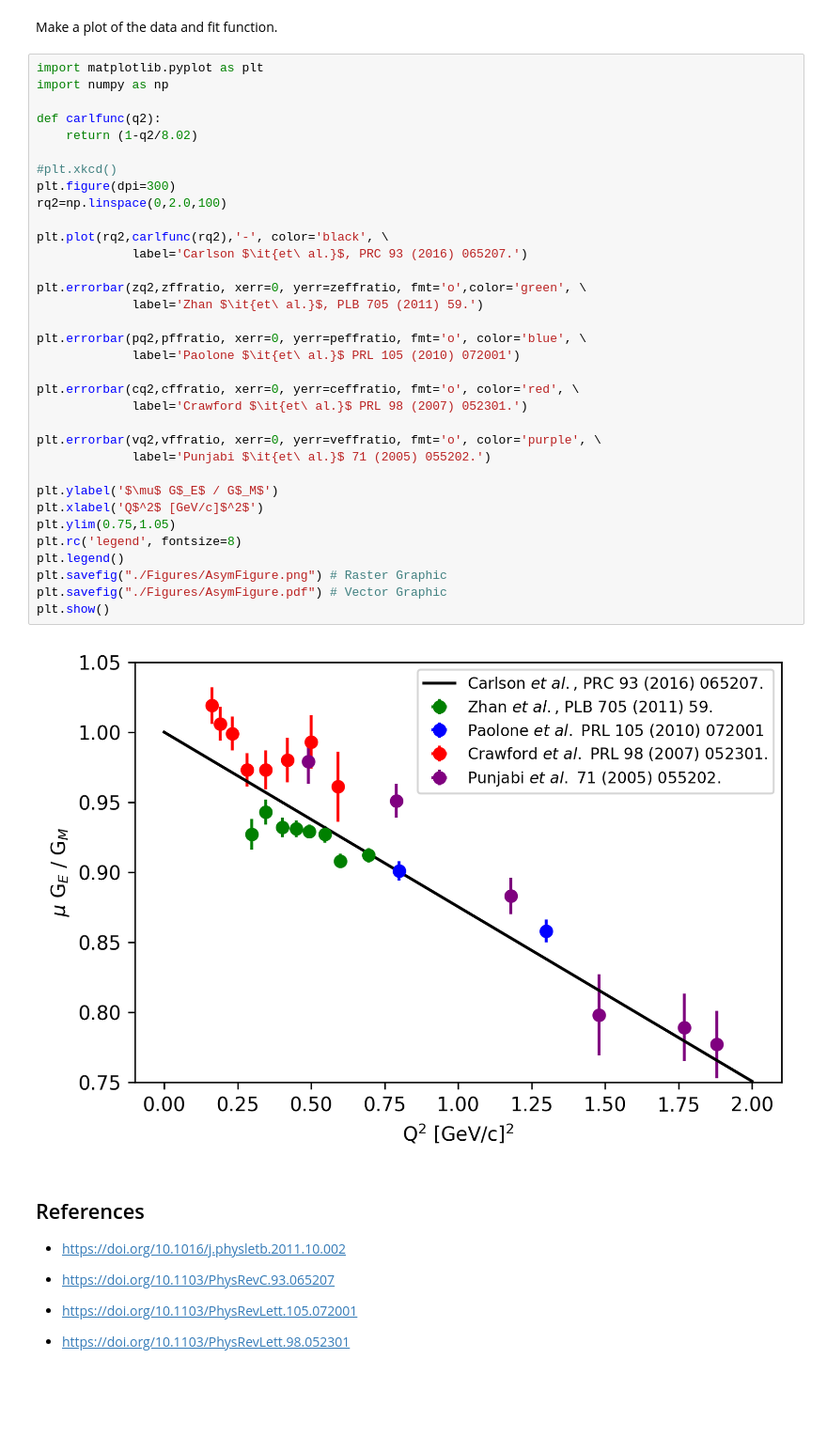
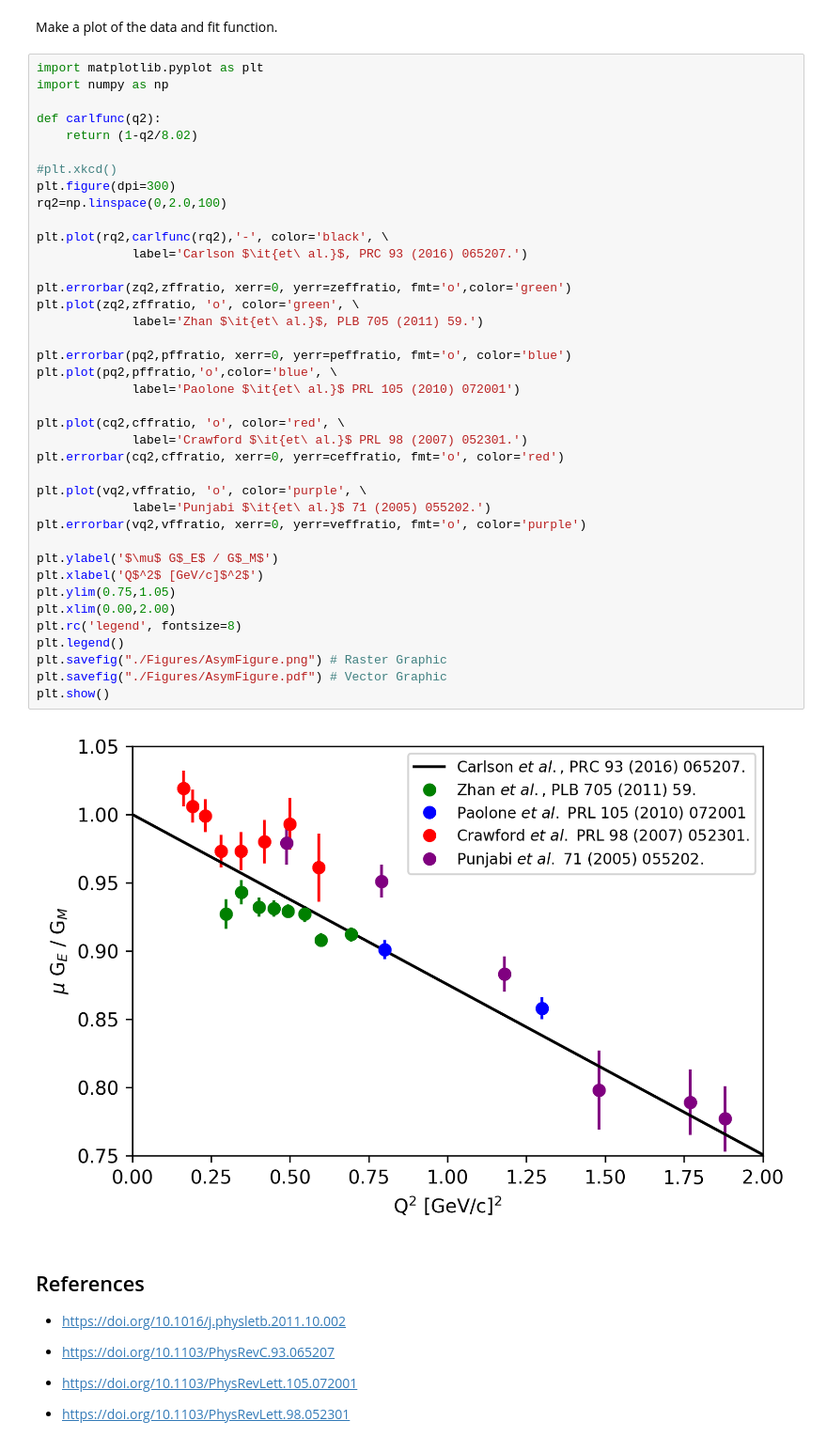
Before and after one commit to JeffersonLab/AsymmetryData, a Jupyter notebook: Asymmetry_Data.ipynb, the cells around one changed output. Shown at 94% size. Saved outputs shown, nothing was run; the diff lists cells and outputs as text; blank space fills up the shorter version.

Commit message:
Updated Image
Removed the error bars from the legend.

```diff
--- a/Asymmetry_Data.ipynb
+++ b/Asymmetry_Data.ipynb
@@ -36,38 +36,43 @@ Make a plot of the data and fit function.
 import matplotlib.pyplot as plt
 import numpy as np
 
 def carlfunc(q2):
     return (1-q2/8.02)
 
 #plt.xkcd()
 plt.figure(dpi=300)
 rq2=np.linspace(0,2.0,100)
 
 plt.plot(rq2,carlfunc(rq2),'-', color='black', \
              label='Carlson $\it{et\ al.}$, PRC 93 (2016) 065207.')
 
-plt.errorbar(zq2,zffratio, xerr=0, yerr=zeffratio, fmt='o',color='green', \
+plt.errorbar(zq2,zffratio, xerr=0, yerr=zeffratio, fmt='o',color='green')
+plt.plot(zq2,zffratio, 'o', color='green', \
              label='Zhan $\it{et\ al.}$, PLB 705 (2011) 59.')
 
-plt.errorbar(pq2,pffratio, xerr=0, yerr=peffratio, fmt='o', color='blue', \
+plt.errorbar(pq2,pffratio, xerr=0, yerr=peffratio, fmt='o', color='blue')
+plt.plot(pq2,pffratio,'o',color='blue', \
              label='Paolone $\it{et\ al.}$ PRL 105 (2010) 072001')
 
-plt.errorbar(cq2,cffratio, xerr=0, yerr=ceffratio, fmt='o', color='red', \
+plt.plot(cq2,cffratio, 'o', color='red', \
              label='Crawford $\it{et\ al.}$ PRL 98 (2007) 052301.')
+plt.errorbar(cq2,cffratio, xerr=0, yerr=ceffratio, fmt='o', color='red')
 
-plt.errorbar(vq2,vffratio, xerr=0, yerr=veffratio, fmt='o', color='purple', \
+plt.plot(vq2,vffratio, 'o', color='purple', \
              label='Punjabi $\it{et\ al.}$ 71 (2005) 055202.')
+plt.errorbar(vq2,vffratio, xerr=0, yerr=veffratio, fmt='o', color='purple')
 
 plt.ylabel('$\mu$ G$_E$ / G$_M$')
 plt.xlabel('Q$^2$ [GeV/c]$^2$')
 plt.ylim(0.75,1.05)
+plt.xlim(0.00,2.00)
 plt.rc('legend', fontsize=8)
 plt.legend()
 plt.savefig("./Figures/AsymFigure.png") # Raster Graphic
 plt.savefig("./Figures/AsymFigure.pdf") # Vector Graphic
 plt.show()
 # %% [output]
-[figure, old version]
+[figure, new version]
 # %% [markdown]
 ## References
 
```
Also changed, not shown: parts of 2 cells of this notebook, 2 other files.
